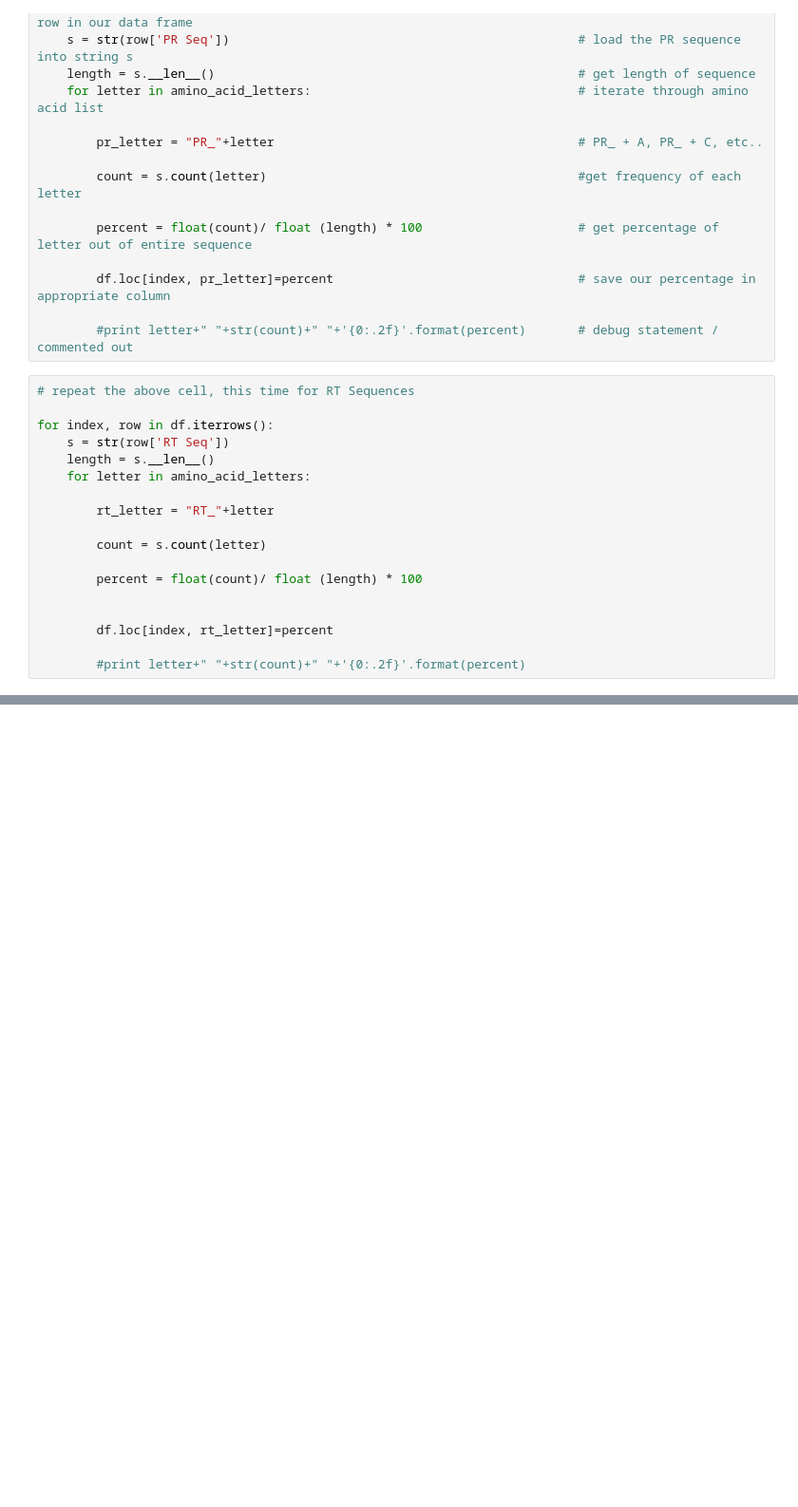
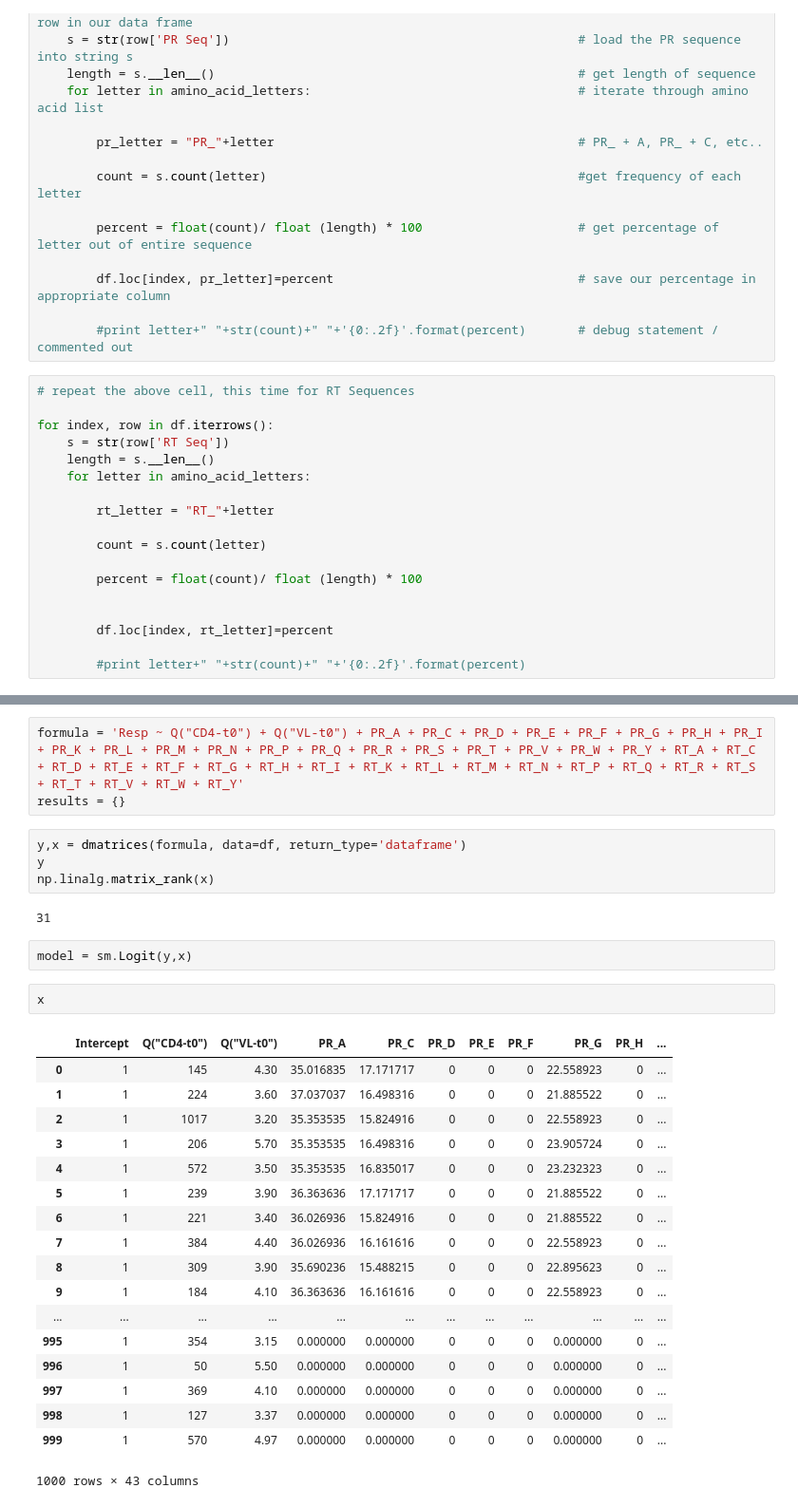
Before and after one commit to namebrandon/HIV, a Jupyter notebook: Encoding AA Frequency - New Feature Columns.ipynb, the cells around one changed output, grey strips where cells are left out. Shown: that part at 95% size. Saved outputs shown, nothing was run; the diff lists cells and outputs as text; blank space fills up the shorter version.

Commit message:
Making progress on regression model
using patsy to create sklearn friendly df, attempting to fit logit
model, getting singular matrix error from statsmodels.api

```diff
--- a/Encoding AA Frequency - New Feature Columns.ipynb
+++ b/Encoding AA Frequency - New Feature Columns.ipynb
@@ -78,0 +96,32 @@ df.to_csv("E:\\Dropbox\\Kaggle\\HIV\\new_acid_columns.csv")
+# %%
+formula = 'Resp ~ Q("CD4-t0") + Q("VL-t0") + PR_A + PR_C + PR_D + PR_E + PR_F + PR_G + PR_H + PR_I + PR_K + PR_L + PR_M + PR_N + PR_P + PR_Q + PR_R + PR_S + PR_T + PR_V + PR_W + PR_Y + RT_A + RT_C + RT_D + RT_E + RT_F + RT_G + RT_H + RT_I + RT_K + RT_L + RT_M + RT_N + RT_P + RT_Q + RT_R + RT_S + RT_T + RT_V + RT_W + RT_Y'
+results = {}
+# %%
+y,x = dmatrices(formula, data=df, return_type='dataframe')
+y
+np.linalg.matrix_rank(x)
+# %% [output]
+31
+# %%
+model = sm.Logit(y,x)
+# %%
+x
+# %% [output]
+|  | Intercept | Q("CD4-t0") | Q("VL-t0") | PR_A | PR_C | PR_D | PR_E | PR_F | PR_G | PR_H | ... |
+| 0 | 1 | 145 | 4.30 | 35.016835 | 17.171717 | 0 | 0 | 0 | 22.558923 | 0 | ... |
+| 1 | 1 | 224 | 3.60 | 37.037037 | 16.498316 | 0 | 0 | 0 | 21.885522 | 0 | ... |
+| 2 | 1 | 1017 | 3.20 | 35.353535 | 15.824916 | 0 | 0 | 0 | 22.558923 | 0 | ... |
+| 3 | 1 | 206 | 5.70 | 35.353535 | 16.498316 | 0 | 0 | 0 | 23.905724 | 0 | ... |
+| 4 | 1 | 572 | 3.50 | 35.353535 | 16.835017 | 0 | 0 | 0 | 23.232323 | 0 | ... |
+| 5 | 1 | 239 | 3.90 | 36.363636 | 17.171717 | 0 | 0 | 0 | 21.885522 | 0 | ... |
+| 6 | 1 | 221 | 3.40 | 36.026936 | 15.824916 | 0 | 0 | 0 | 21.885522 | 0 | ... |
+| 7 | 1 | 384 | 4.40 | 36.026936 | 16.161616 | 0 | 0 | 0 | 22.558923 | 0 | ... |
+| 8 | 1 | 309 | 3.90 | 35.690236 | 15.488215 | 0 | 0 | 0 | 22.895623 | 0 | ... |
+| 9 | 1 | 184 | 4.10 | 36.363636 | 16.161616 | 0 | 0 | 0 | 22.558923 | 0 | ... |
+| ... | ... | ... | ... | ... | ... | ... | ... | ... | ... | ... | ... |
+| 995 | 1 | 354 | 3.15 | 0.000000 | 0.000000 | 0 | 0 | 0 | 0.000000 | 0 | ... |
+| 996 | 1 | 50 | 5.50 | 0.000000 | 0.000000 | 0 | 0 | 0 | 0.000000 | 0 | ... |
+| 997 | 1 | 369 | 4.10 | 0.000000 | 0.000000 | 0 | 0 | 0 | 0.000000 | 0 | ... |
+| 998 | 1 | 127 | 3.37 | 0.000000 | 0.000000 | 0 | 0 | 0 | 0.000000 | 0 | ... |
+| 999 | 1 | 570 | 4.97 | 0.000000 | 0.000000 | 0 | 0 | 0 | 0.000000 | 0 | ... |
+1000 rows × 43 columns
```
Also changed, not shown: parts of 4 cells of this notebook.
